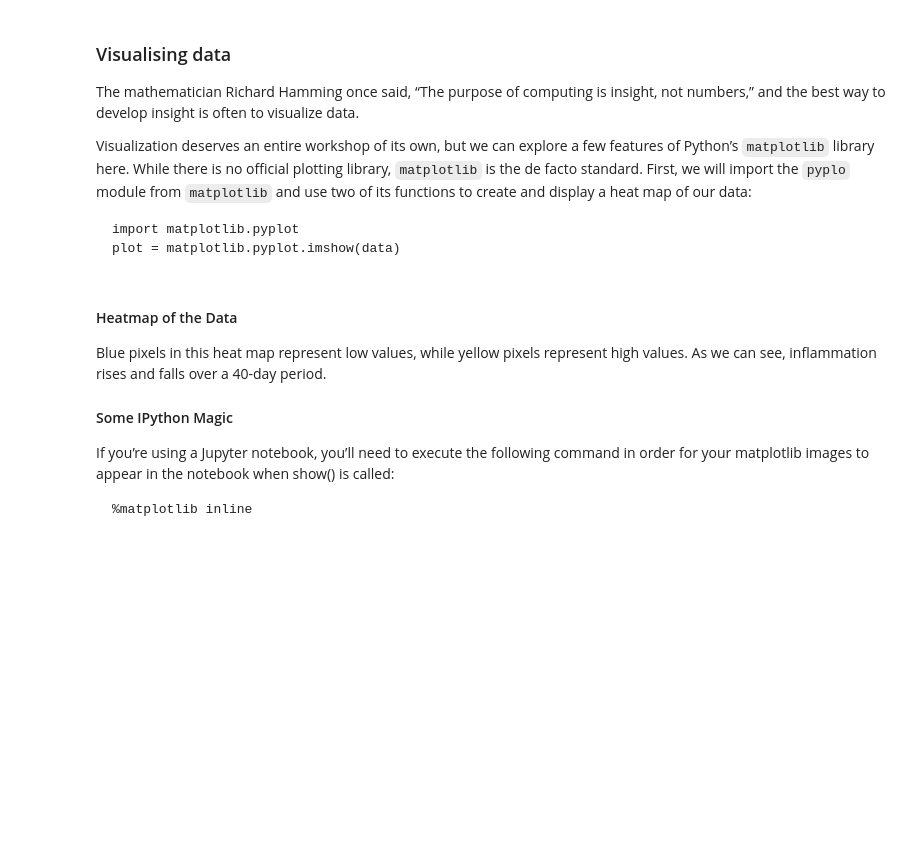
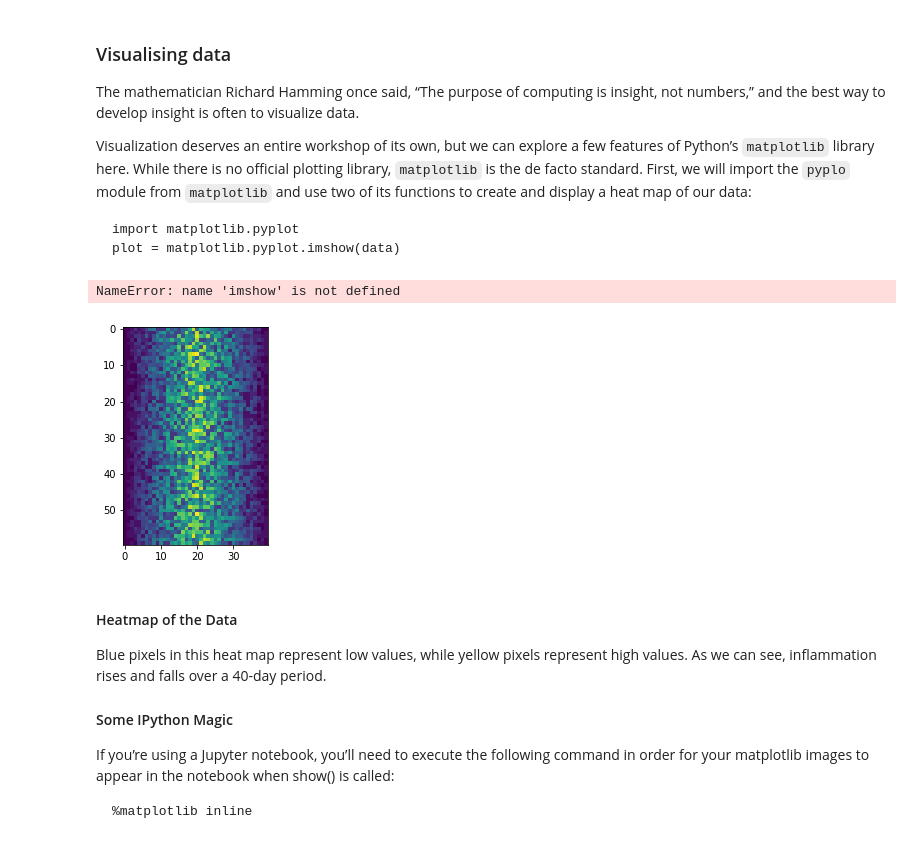
Before and after one commit to Zxmmm/2019-07-24-intro-to-python-workshop, a Jupyter notebook: lessons/python/ep1-introduction.ipynb, the cells around one changed output. Cells and saved outputs as stored; diff of their text form; code cells hidden in the pictures; blank space fills up the shorter version.

````diff
--- a/lessons/python/ep1-introduction.ipynb
+++ b/lessons/python/ep1-introduction.ipynb
@@ -509,4 +664,13 @@ Visualization deserves an entire workshop of its own, but we can explore a few f
 import matplotlib.pyplot
 plot = matplotlib.pyplot.imshow(data)
 ```
+# %%
+help(imshow)
+# %% [output]
+NameError: name 'imshow' is not defined
+# %%
+import matplotlib.pyplot
+plot = matplotlib.pyplot.imshow(data)
+# %% [output]
+[figure, added]
 # %%
````
Also changed, not shown: parts of 34 cells of this notebook.
